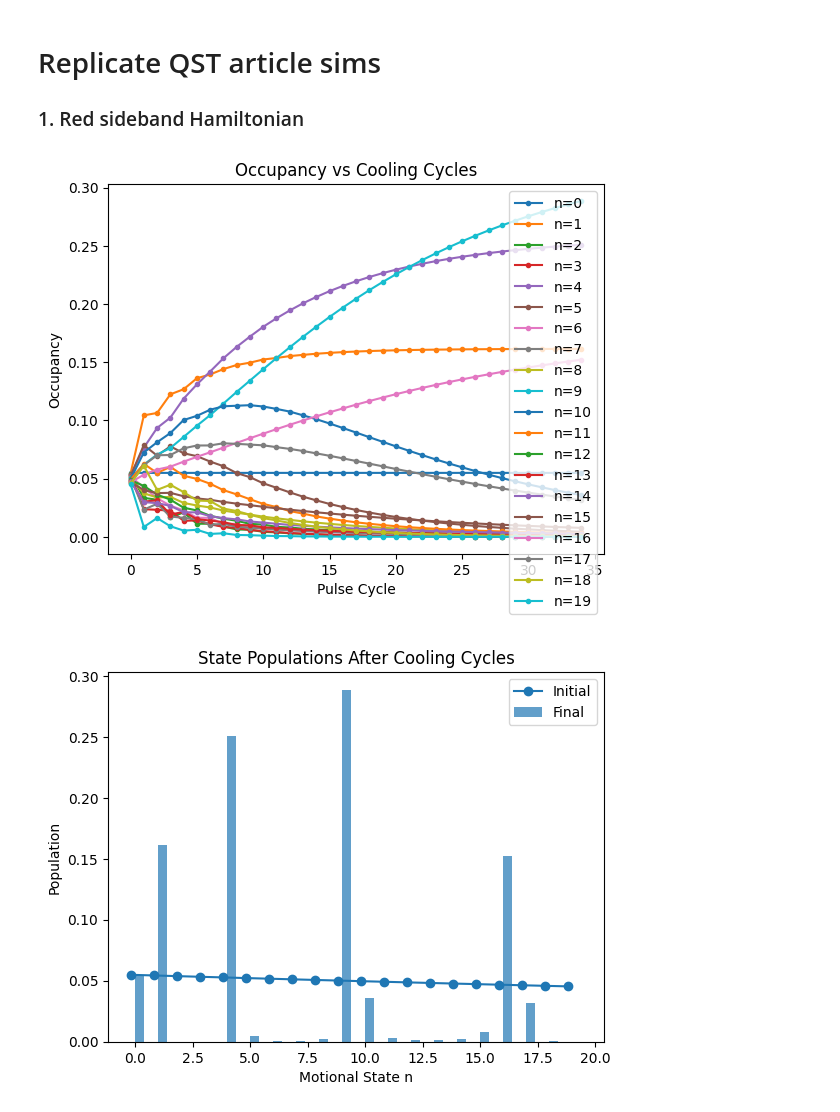
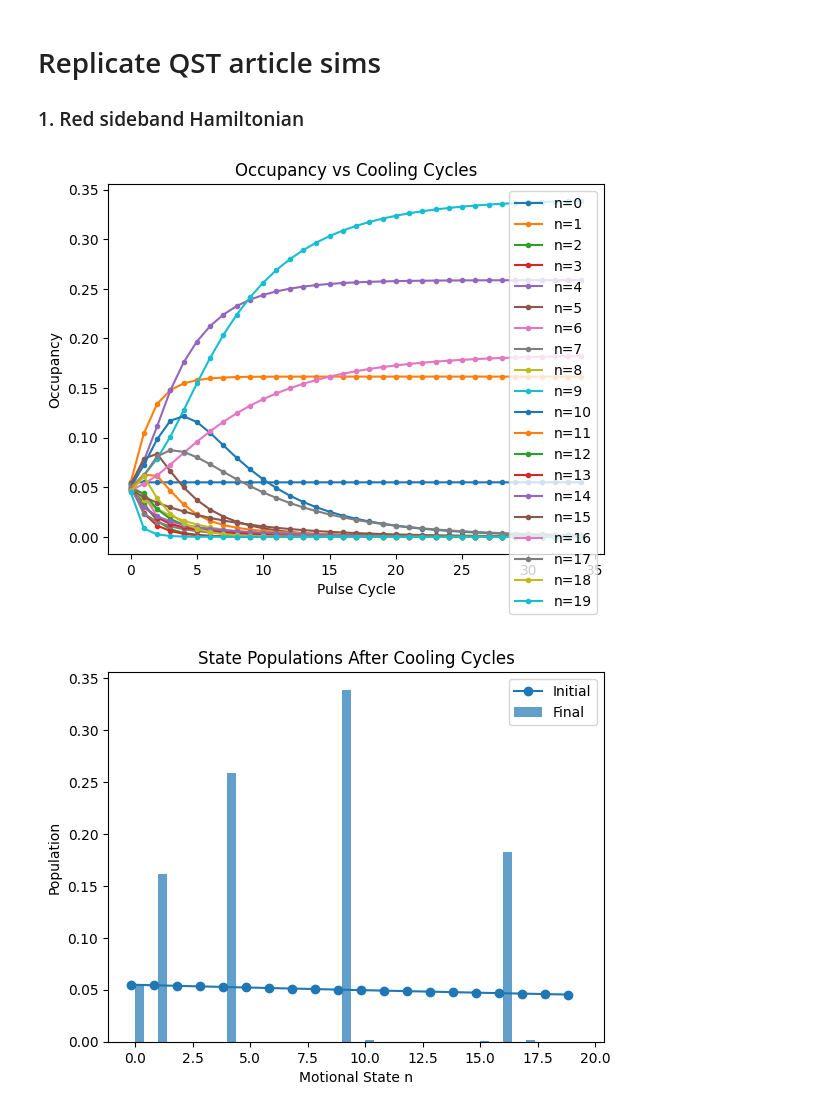
Before and after one commit to GonReina/QLearn, a Jupyter notebook: trapped_ions/Fock_mixtures_sim.ipynb, the cells around one changed output. Saved outputs shown, nothing was run; the diff lists cells and outputs as text; code cells hidden in the pictures.

```diff
--- a/trapped_ions/Fock_mixtures_sim.ipynb
+++ b/trapped_ions/Fock_mixtures_sim.ipynb
@@ -10,7 +10,7 @@ from qutip import *
 # Define system parameters
 Delta = 1.0  # Detuning
 nu = 1.0     # Motional frequency
-Omega=.01  # Rabi frequency
+Omega=.0001  # Rabi frequency
 eta = 0.02    # Lamb-Dicke parameter
 n_thermal = 1  # Average thermal phonon number
 n0 = 1
@@ -18,7 +18,6 @@ gamma = 0.005  # Spin relaxation
 beta = 0.01    # Inverse temperature
 kT = 1.0      # Boltzmann constant times temperature
 tau = 2 * np.pi / (eta * Omega * np.sqrt(n0))  # Pulse duration
-tg = 200 # Dissipation duration (time gap)
 
 # Define operators
 N = 20  # Truncation for the Fock space
@@ -52,6 +51,7 @@ cosal = np.arange(-cosmax, cosmax + 1) / cosmax
 W = 3 * (cosal**2 + 1) / 4 * 1 / (2 * cosmax)
 W = W / sum(W)
 G = gamma / 2
+tg = 2 / G  # Dissipation duration adjusted for rates
 
 c_ops = []
 for i, c in enumerate(cosal):
@@ -101,33 +101,33 @@ current_rho_vec = rho_vec
 for k in range(1, num_pulses + 1):
     current_rho_vec = prop_cycle * current_rho_vec
 
     # Store
     rho_mat = vector_to_operator(current_rho_vec)
     occupancies[k, :] = rho_mat.ptrace(1).diag().real
 
 
 # Plot the occupancy of all motional states over cycles
 plt.figure()
 for n in range(N):
     plt.plot(times_sim, occupancies[:, n], '.-', label=f'n={n}')
 plt.xlabel('Pulse Cycle')
 plt.ylabel('Occupancy')
 plt.title('Occupancy vs Cooling Cycles')
 plt.legend()
 plt.show()
 
 # Bar plot
 p_motional_initial = occupancies[0, :]
 p_motional_final = occupancies[-1, :]
 plt.figure()
 plt.plot(np.arange(N)-0.2, p_motional_initial, 'o-', label='Initial')
 plt.bar(np.arange(N)+0.2, p_motional_final, width=0.4, label='Final', alpha=0.7)
 plt.xlabel('Motional State n')
 plt.ylabel('Population')
 plt.title('State Populations After Cooling Cycles')
 plt.legend()
 plt.show()
 # %% [output]
-[figure, old version]
+[figure, new version]
-[figure, old version]
+[figure, new version]
 # %% [markdown]
```
Also changed, not shown: parts of 3 cells of this notebook.
